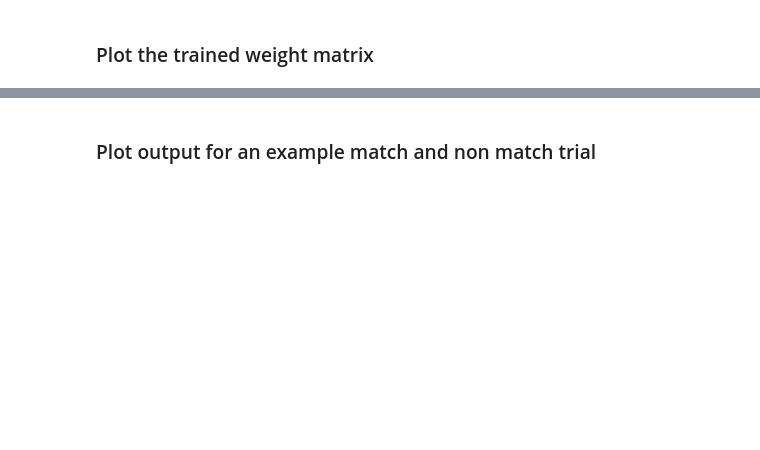
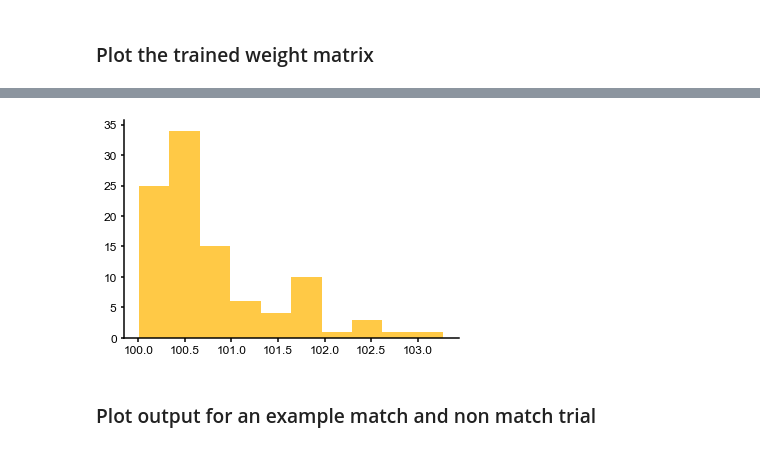
Before and after one commit to mackelab/pyrnn, a Jupyter notebook: tutorials/train_dms.ipynb, the cells around one changed output, grey strips where cells are left out. Cells and saved outputs as stored; diff of their text form; code cells hidden in the pictures; blank space fills up the shorter version.

```diff
--- a/tutorials/train_dms.ipynb
+++ b/tutorials/train_dms.ipynb
@@ -80,13 +84,15 @@ with mpl.rc_context(fname="matplotlibrc"):
 # %%
 # plot distribution of time constants, if used
 if len(model_params["tau_lims"]) > 1:
     plt.hist(
-        Project_taus(rnn.rnn.taus_gaus, rnn.rnn.tau[0], rnn.rnn.tau[1])
+        rnn.rnn.project_taus(rnn.rnn.taus_gaus, rnn.rnn.tau)
         .cpu()
         .detach()
         .numpy()
         .flatten()
     )
+# %% [output]
+[figure, added]
 # %% [markdown]
 ### Plot output for an example match and non match trial
 # %%
```
Also changed, not shown: parts of 5 cells of this notebook, 7 other files.
